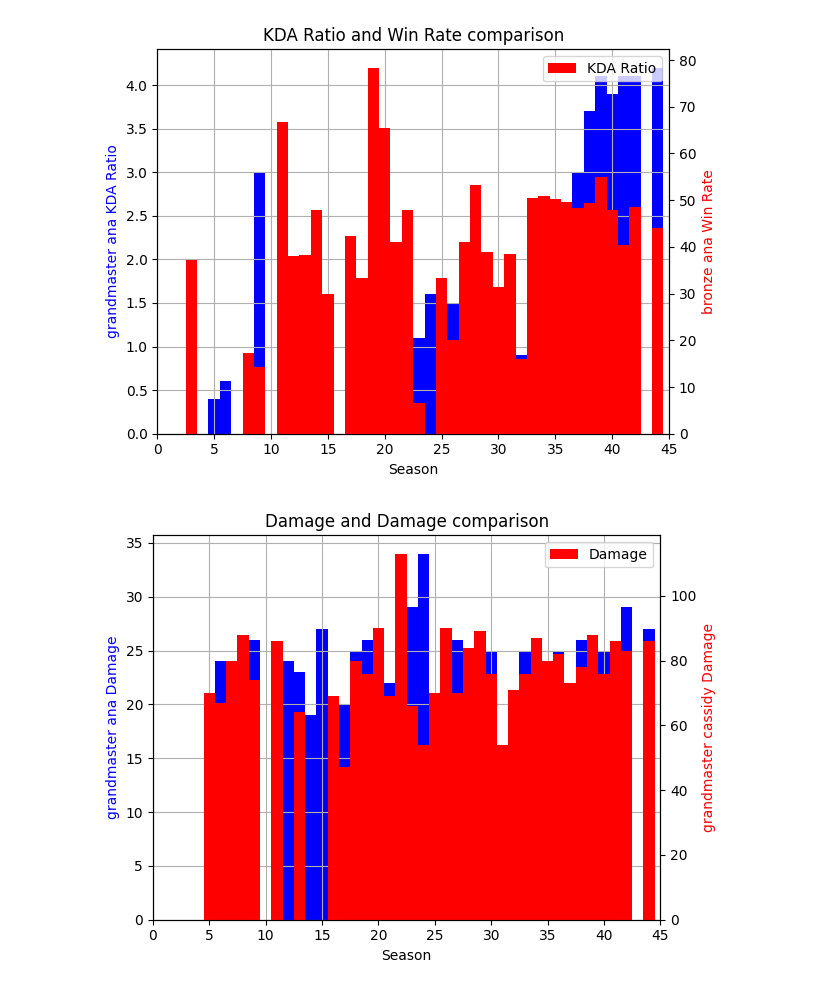
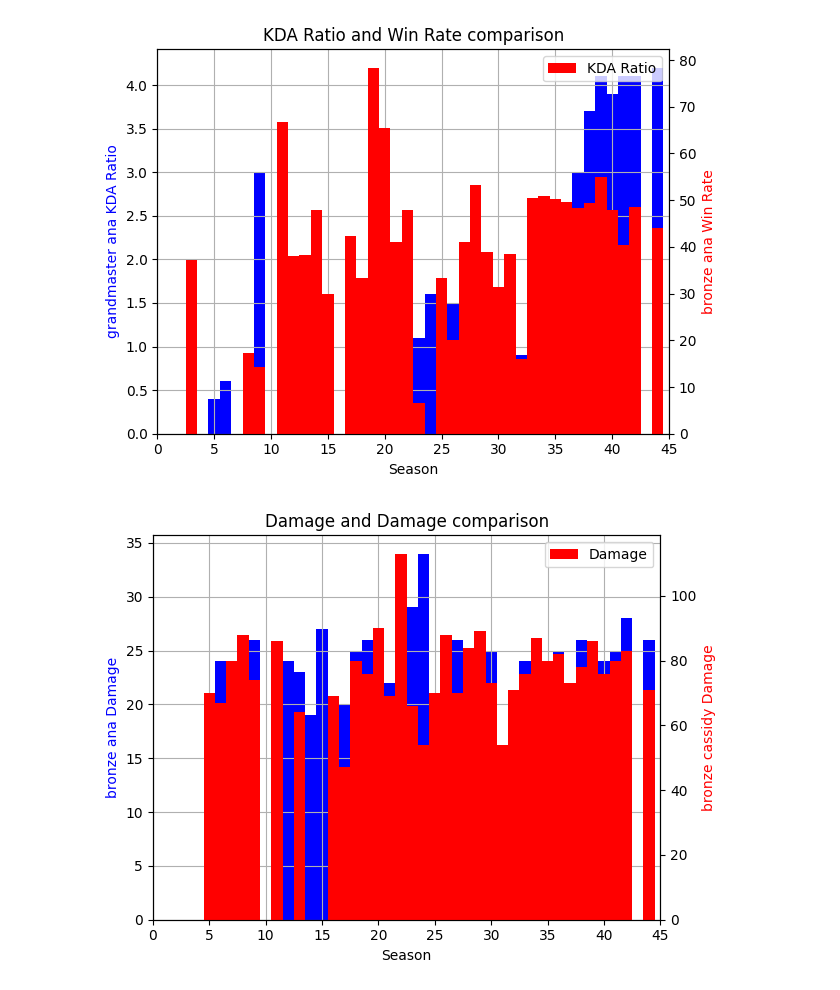
Before and after one commit to antaww/Overgraph, a Jupyter notebook: src/test.ipynb, the cells around one changed output. Saved outputs shown, nothing was run; the diff lists cells and outputs as text; code cells hidden in the pictures.

```diff
--- a/src/test.ipynb
+++ b/src/test.ipynb
@@ -66,8 +66,8 @@ def get_parsed_stat(stat: str):
 df['Parsed Stat'] = df['Value'].apply(get_parsed_stat)
 # %%
 # save the dataframe to a csv file
-df.to_csv('./results/heroes.csv', index=False)
-df = pd.read_csv('./results/heroes.csv')
+df.to_csv('./datas/heroes.csv', index=False)
+df = pd.read_csv('./datas/heroes.csv')
 print(df)
 # %% [output]
             Hero         Rank  Season                   Stat         Value  \
@@ -189,6 +189,6 @@ merge_plot_character_stats_by_rank('ana', 'KDA Ratio', 'grandmaster', 'ana', 'Wi
 # %% [output]
 [figure]
 # %%
-merge_plot_character_stats_by_rank('ana', 'Damage', 'grandmaster', 'cassidy', 'Damage', 'grandmaster', limit=45)
+merge_plot_character_stats_by_rank('ana', 'Damage', 'bronze', 'cassidy', 'Damage', 'bronze', limit=45)
 # %% [output]
-[figure, old version]
+[figure, new version]
```
Also changed, not shown: parts of 3 cells of this notebook, 1 other file.
